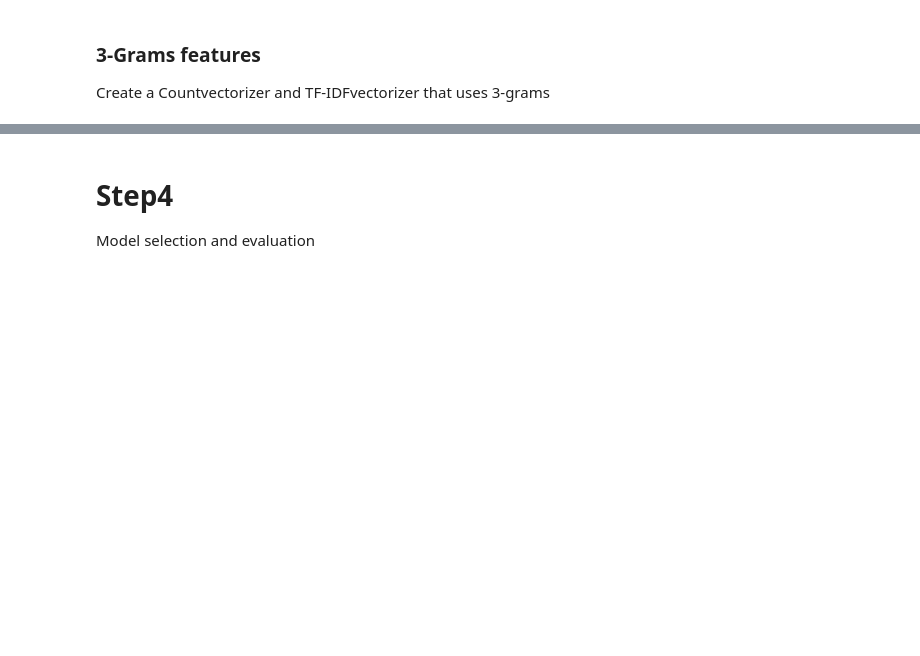
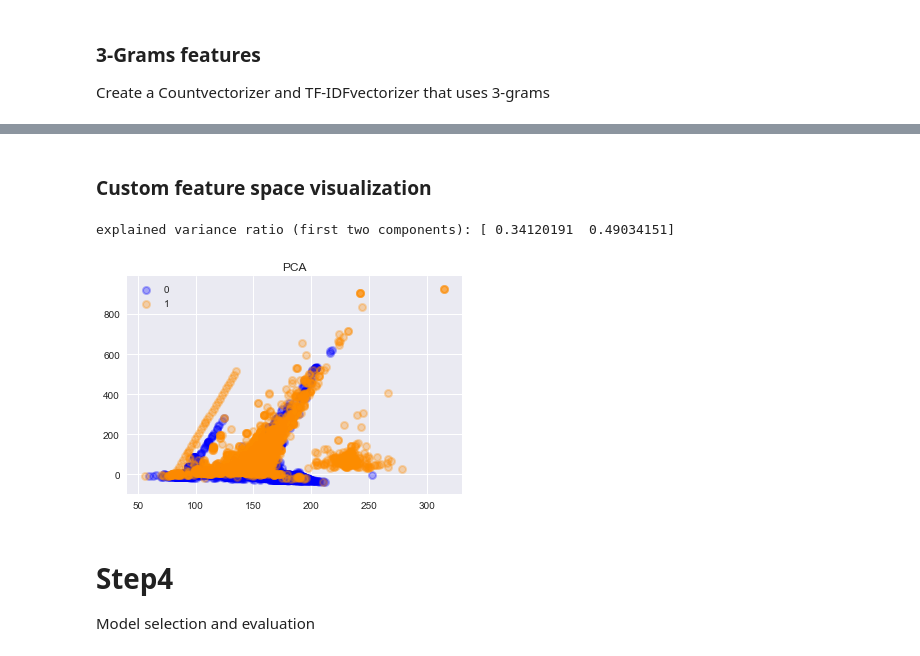
Before and after one commit to grananqvist/Machine-Learning-Web-Application-Firewall-and-Dataset, a Jupyter notebook: Data_analysis.ipynb, the cells around one changed output, grey strips where cells are left out. Cells and saved outputs as stored; diff of their text form; code cells hidden in the pictures; blank space fills up the shorter version.

```diff
--- a/Data_analysis.ipynb
+++ b/Data_analysis.ipynb
@@ -532,3 +595,12 @@ count_vectorizer_3grams = CountVectorizer(min_df=1, tokenizer=get3Grams)
+# %% [markdown]
+### Custom feature space visualization
+# %%
+X = create_features(payloads.copy())
+Y = payloads['is_malicious']
+visualize_feature_space_by_projection(X,Y)
+# %% [output]
+explained variance ratio (first two components): [ 0.34120191  0.49034151]
+[figure, added]
 # %% [markdown]
 #  Step4
 Model selection and evaluation
```
Also changed, not shown: parts of 26 cells of this notebook, 1 other file.
